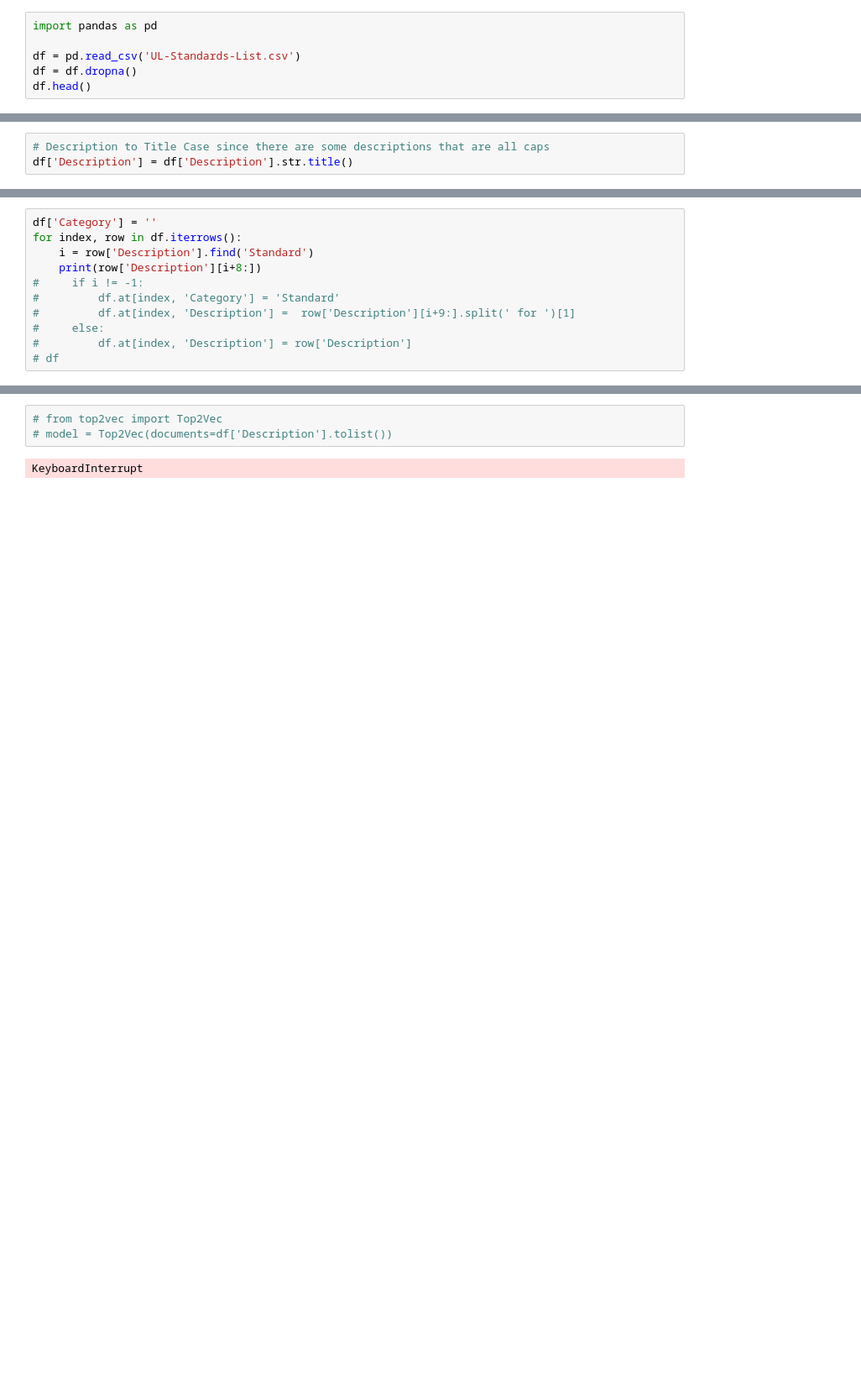
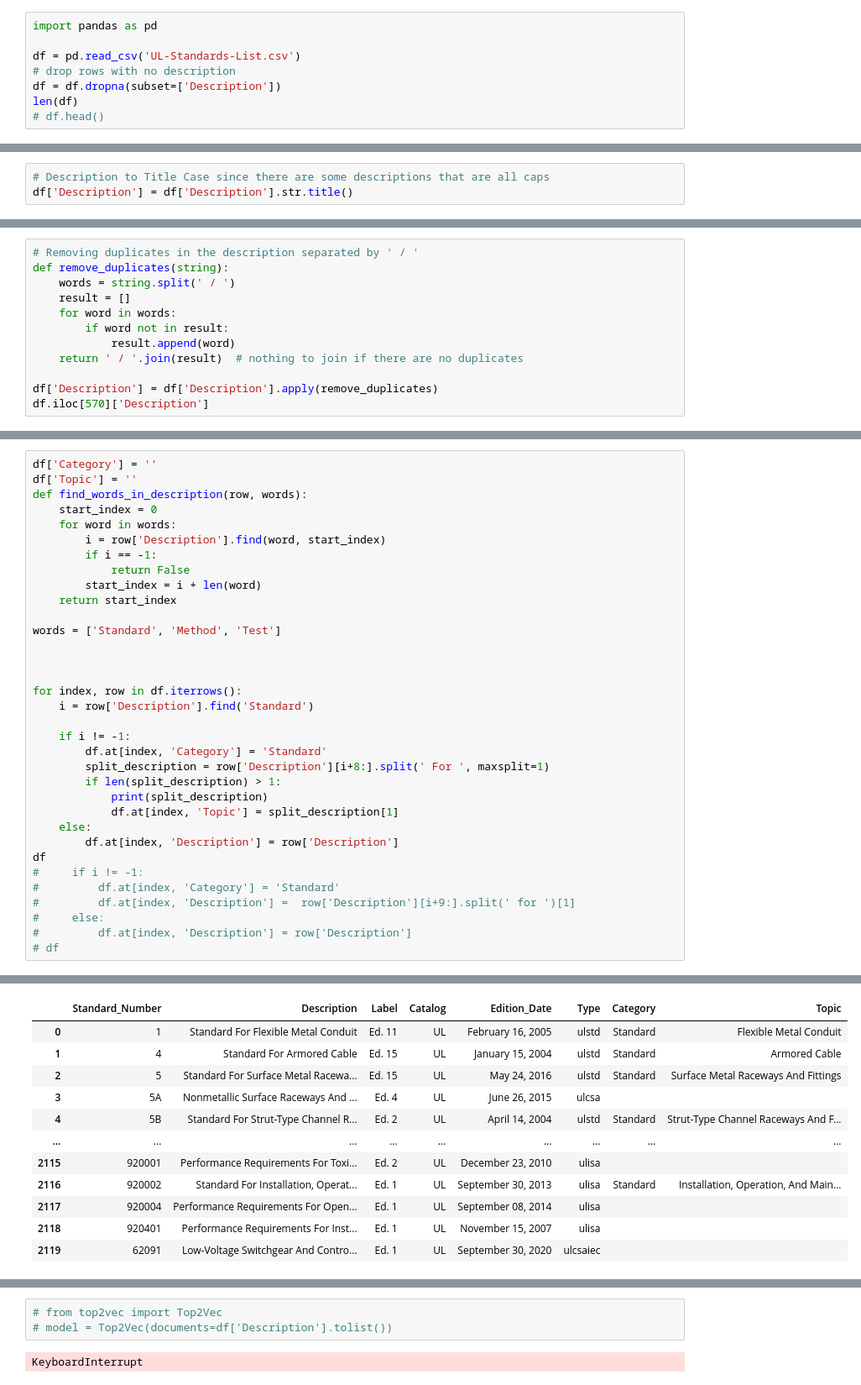
Before and after one commit to kwoolaid725/UL-Standards-Classify, a Jupyter notebook: Top2Vec.ipynb, the cells around one changed output, grey strips where cells are left out. Shown: that part at 84% size. Drawn from its saved outputs; the diff is of its cells as text; blank space fills up the shorter version.

```diff
--- a/Top2Vec.ipynb
+++ b/Top2Vec.ipynb
@@ -2,6 +2,8 @@
 import pandas as pd
 
 df = pd.read_csv('UL-Standards-List.csv')
-df = df.dropna()
-df.head()
+# drop rows with no description
+df = df.dropna(subset=['Description'])
+len(df)
+# df.head()
 # %% [output]
@@ -16,0 +19,12 @@ df['Description'] = df['Description'].str.title()
+# %%
+# Removing duplicates in the description separated by ' / '
+def remove_duplicates(string):
+    words = string.split(' / ')
+    result = []
+    for word in words:
+        if word not in result:
+            result.append(word)
+    return ' / '.join(result)  # nothing to join if there are no duplicates
+
+df['Description'] = df['Description'].apply(remove_duplicates)
+df.iloc[570]['Description']
@@ -17,8 +49,31 @@ df['Description'] = df['Description'].str.title()
 # %%
 df['Category'] = ''
+df['Topic'] = ''
+def find_words_in_description(row, words):
+    start_index = 0
+    for word in words:
+        i = row['Description'].find(word, start_index)
+        if i == -1:
+            return False
+        start_index = i + len(word)
+    return start_index
+
+words = ['Standard', 'Method', 'Test']
+
+
+
 for index, row in df.iterrows():
     i = row['Description'].find('Standard')
-    print(row['Description'][i+8:])
+
+    if i != -1:
+        df.at[index, 'Category'] = 'Standard'
+        split_description = row['Description'][i+8:].split(' For ', maxsplit=1)
+        if len(split_description) > 1:
+            print(split_description)
+            df.at[index, 'Topic'] = split_description[1]
+    else:
+        df.at[index, 'Description'] = row['Description']
+df
 #     if i != -1:
 #         df.at[index, 'Category'] = 'Standard'
 #         df.at[index, 'Description'] =  row['Description'][i+9:].split(' for ')[1]
@@ -45,0 +101,12 @@ tage Switchgear And Controlgear- Controllers For Drivers Of Stationary Fire Pump
+|  | Standard_Number | Description | Label | Catalog | Edition_Date | Type | Category | Topic |
+| 0 | 1 | Standard For Flexible Metal Conduit | Ed. 11 | UL | February 16, 2005 | ulstd | Standard | Flexible Metal Conduit |
+| 1 | 4 | Standard For Armored Cable | Ed. 15 | UL | January 15, 2004 | ulstd | Standard | Armored Cable |
+| 2 | 5 | Standard For Surface Metal Racewa... | Ed. 15 | UL | May 24, 2016 | ulstd | Standard | Surface Metal Raceways And Fittings |
+| 3 | 5A | Nonmetallic Surface Raceways And ... | Ed. 4 | UL | June 26, 2015 | ulcsa |  |  |
+| 4 | 5B | Standard For Strut-Type Channel R... | Ed. 2 | UL | April 14, 2004 | ulstd | Standard | Strut-Type Channel Raceways And F... |
+| ... | ... | ... | ... | ... | ... | ... | ... | ... |
+| 2115 | 920001 | Performance Requirements For Toxi... | Ed. 2 | UL | December 23, 2010 | ulisa |  |  |
+| 2116 | 920002 | Standard For Installation, Operat... | Ed. 1 | UL | September 30, 2013 | ulisa | Standard | Installation, Operation, And Main... |
+| 2117 | 920004 | Performance Requirements For Open... | Ed. 1 | UL | September 08, 2014 | ulisa |  |  |
+| 2118 | 920401 | Performance Requirements For Inst... | Ed. 1 | UL | November 15, 2007 | ulisa |  |  |
+| 2119 | 62091 | Low-Voltage Switchgear And Contro... | Ed. 1 | UL | September 30, 2020 | ulcsaiec |  |  |
```
Also changed, not shown: parts of 5 cells of this notebook.
